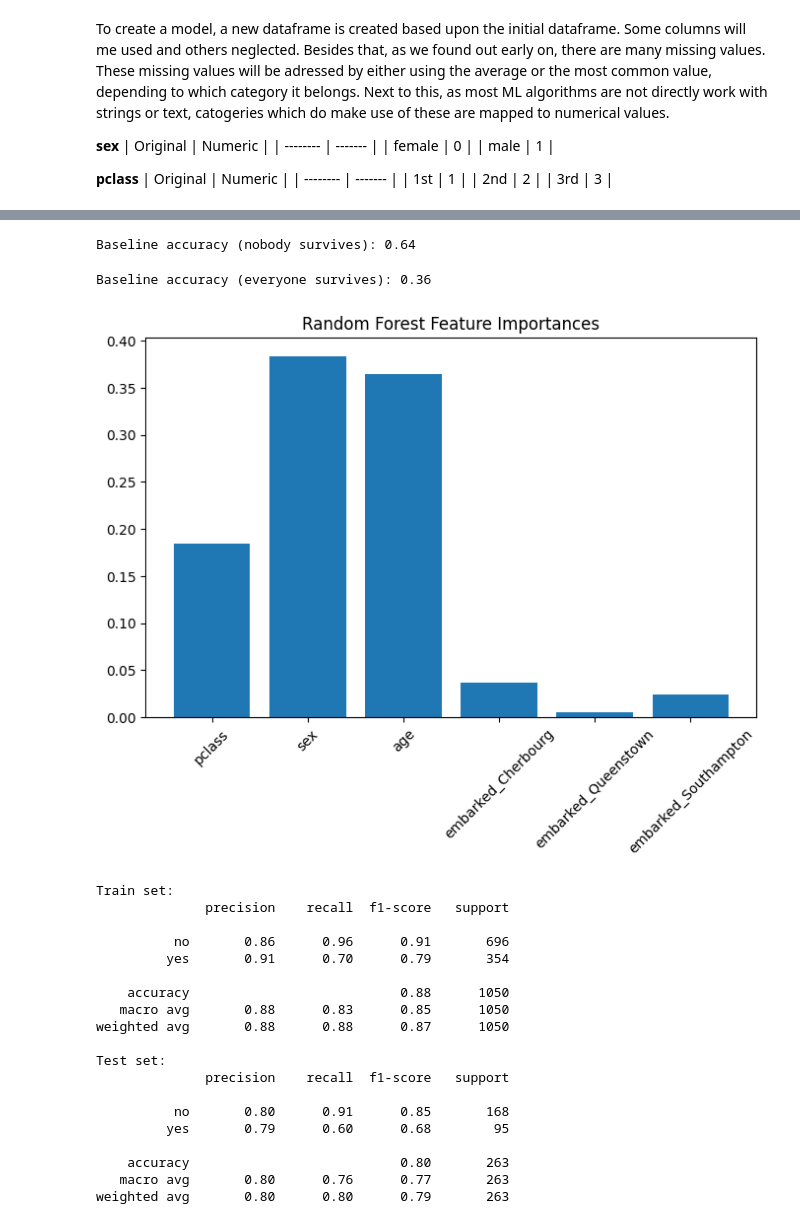
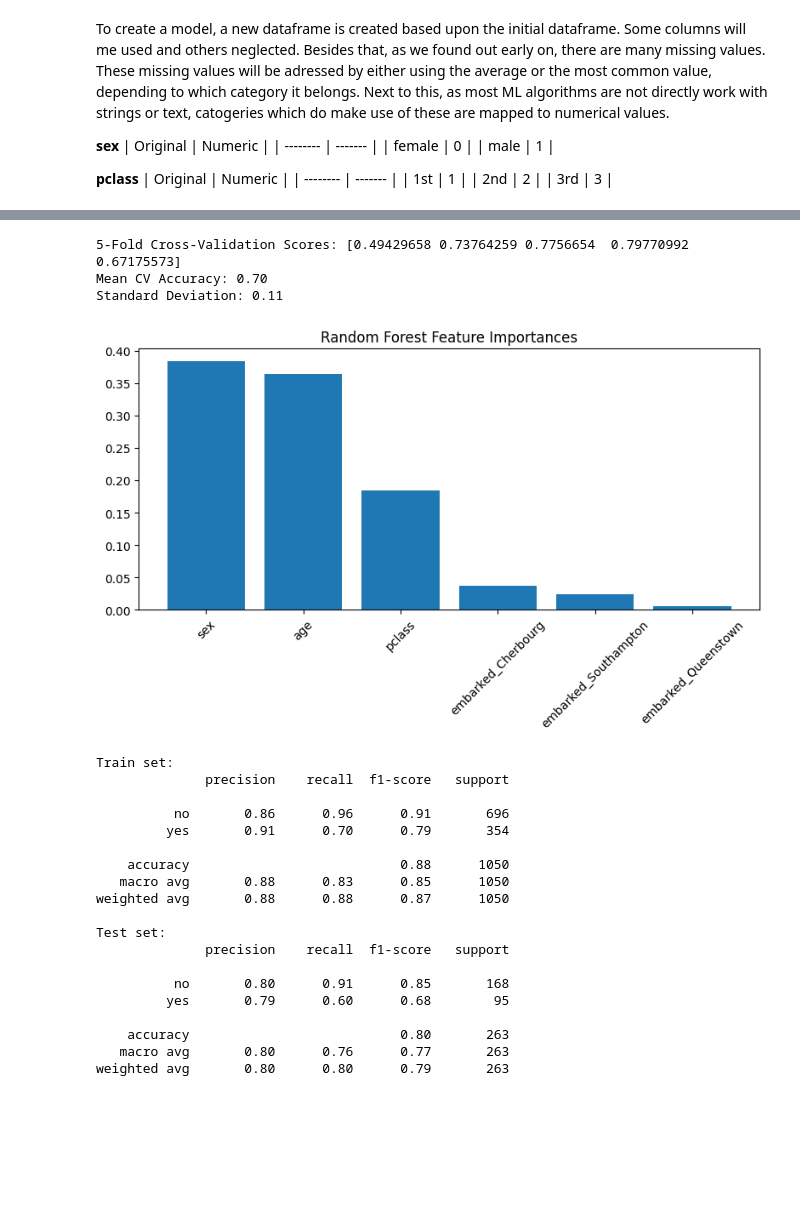
Before and after one commit to caseystijlaart/Fontys, a Jupyter notebook: sem-7-AI/ass/titanic.ipynb, the cells around one changed output, grey strips where cells are left out. Drawn from its saved outputs; the diff is of its cells as text; code cells hidden in the pictures; blank space fills up the shorter version.

```diff
--- a/sem-7-AI/ass/titanic.ipynb
+++ b/sem-7-AI/ass/titanic.ipynb
@@ -258,28 +241,51 @@ Random Forest Accuracy: 0.80
-# %%
-y_baseline_none = [0] * len(y_test)
-baseline_acc_none = accuracy_score(y_test, y_baseline_none)
-print(f"Baseline accuracy (nobody survives): {baseline_acc_none:.2f}")
-# %% [output]
-Baseline accuracy (nobody survives): 0.64
-# %%
-y_baseline_all = [1] * len(y_test)
-baseline_acc_all = accuracy_score(y_test, y_baseline_all)
-print(f"Baseline accuracy (everyone survives): {baseline_acc_all:.2f}")
-# %% [output]
-Baseline accuracy (everyone survives): 0.36
-# %%
-import matplotlib.pyplot as plt
-
-importances = rf_model.feature_importances_
-features_names = x.columns
-
-plt.figure(figsize=(8,5))
-plt.bar(features_names, importances)
-plt.xticks(rotation=45)
-plt.title("Random Forest Feature Importances")
-plt.show()
-# %% [output]
-[figure, removed]
+# %%
+from sklearn.model_selection import train_test_split, cross_val_score
+from sklearn.ensemble import RandomForestClassifier
+from sklearn.metrics import accuracy_score
+
+X_train, X_test, y_train, y_test = train_test_split(
+    x, y, test_size=0.2, random_state=42
+)
+
+rf_model = RandomForestClassifier(n_estimators=100, random_state=42)
+rf_model.fit(X_train, y_train)
+
+# Test set accuracy
+y_pred_rf = rf_model.predict(X_test)
+accuracy_rf = accuracy_score(y_test, y_pred_rf)
+
+cv_scores = cross_val_score(
+    RandomForestClassifier(n_estimators=100, random_state=42),
+    x, y,
+    cv=5,
+    scoring='accuracy'
+)
+
+print("\n5-Fold Cross-Validation Scores:", cv_scores)
+print(f"Mean CV Accuracy: {cv_scores.mean():.2f}")
+print(f"Standard Deviation: {cv_scores.std():.2f}")
+# %% [output]
+5-Fold Cross-Validation Scores: [0.49429658 0.73764259 0.7756654  0.79770992 0.67175573]
+Mean CV Accuracy: 0.70
+Standard Deviation: 0.11
+# %%
+
+import matplotlib.pyplot as plt
+import numpy as np
+
+importances = rf_model.feature_importances_
+feature_names = x.columns
+
+indices = np.argsort(importances)[::-1]
+
+plt.figure(figsize=(8,5))
+plt.bar(range(len(importances)), importances[indices])
+plt.xticks(range(len(importances)), feature_names[indices], rotation=45)
+plt.title("Random Forest Feature Importances")
+plt.tight_layout()
+plt.show()
+# %% [output]
+[figure, added]
 # %%
 from sklearn.metrics import classification_report
 target_names = ["no", "yes"]
```
Also changed, not shown: parts of 7 cells of this notebook.
